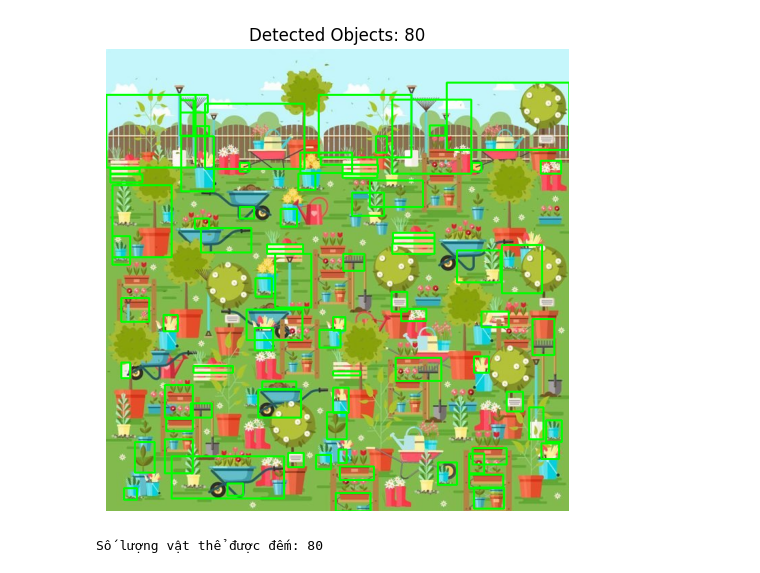
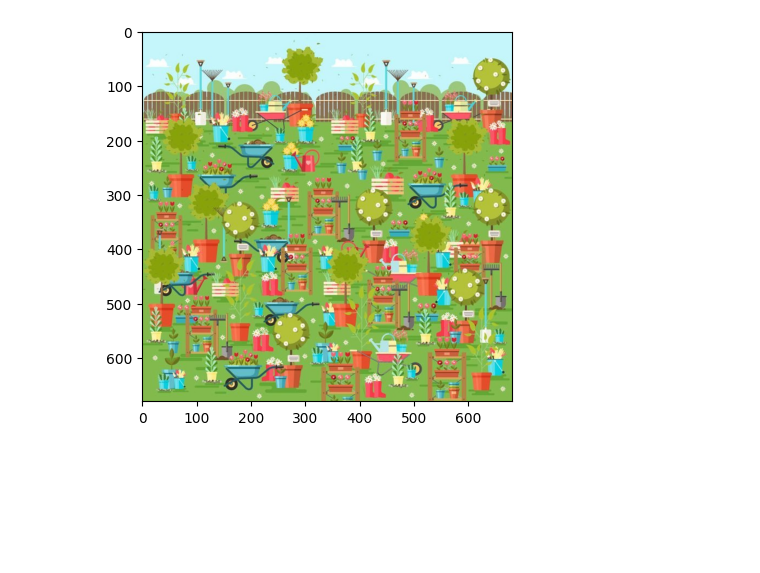
Before and after one commit to sinh2206/Midterm-ImageSet, a Jupyter notebook: Midterm-ImageSet-Data/Counting/count_pair_boot.ipynb, the cells around one changed output. Drawn from its saved outputs; the diff is of its cells as text; code cells hidden in the pictures; blank space fills up the shorter version.

```diff
--- a/Midterm-ImageSet-Data/Counting/count_pair_boot.ipynb
+++ b/Midterm-ImageSet-Data/Counting/count_pair_boot.ipynb
@@ -70,15 +4,0 @@ for cnt in contours:
-# %%
-# 9. Hiển thị ảnh cuối cùng với số lượng đối tượng đếm được
-img_contours_rgb = cv2.cvtColor(img_contours, cv2.COLOR_BGR2RGB)
-plt.figure(figsize=(12, 6))
-plt.imshow(img_contours_rgb)
-plt.title(f"Detected Objects: {count_objects}")
-plt.axis("off")
-plt.show()
-# %% [output]
-[figure, removed]
-# %%
-# 10. Đếm và in ra số lượng vật thể xuất hiện trong ảnh
-print(f"Số lượng vật thể được đếm: {count_objects}")
-# %% [output]
-Số lượng vật thể được đếm: 80
@@ -84,0 +99,10 @@ Số lượng vật thể được đếm: 80
+# %%
+boot_jpg = cv2.imread('pair_boot.jpg')
+boot_jpg = cv2.cvtColor(boot_jpg, cv2.COLOR_BGR2RGB)
+plt.imshow(boot_jpg)
+
+
+boot_jpg_rgb = boot_jpg.copy()
+boot_jpg = cv2.cvtColor(boot_jpg, cv2.COLOR_RGB2GRAY)
+# %% [output]
+[figure, added]
```
Also changed, not shown: parts of 16 cells of this notebook.
